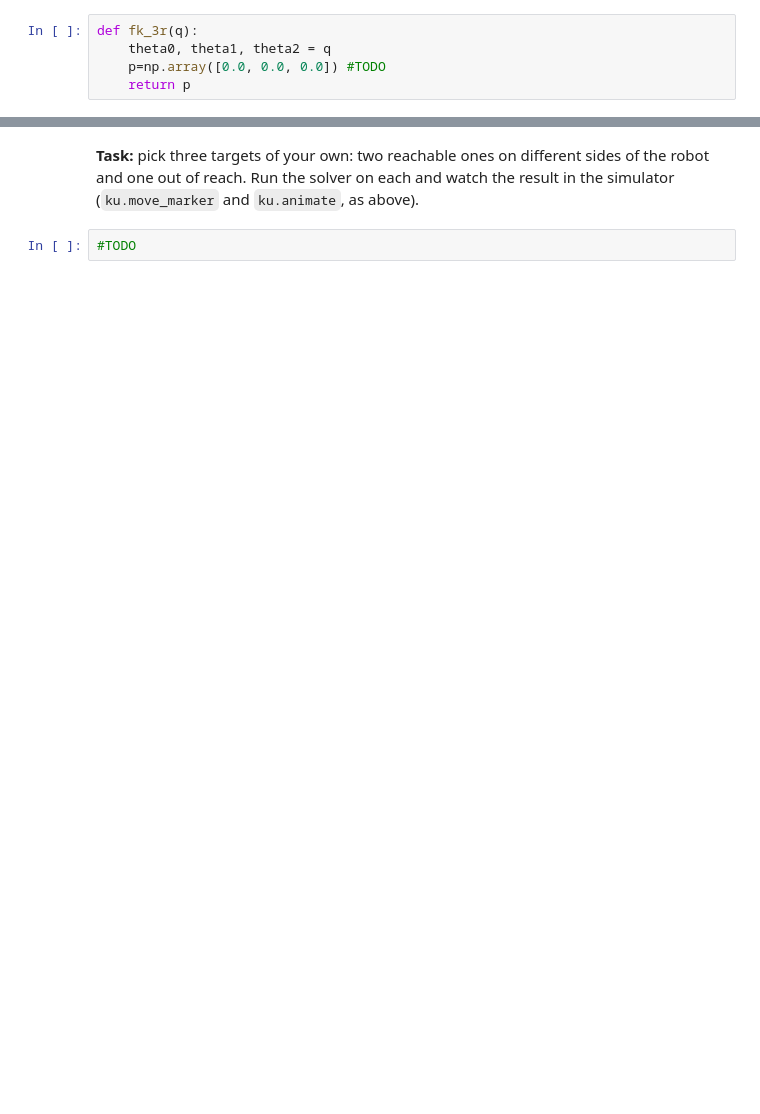
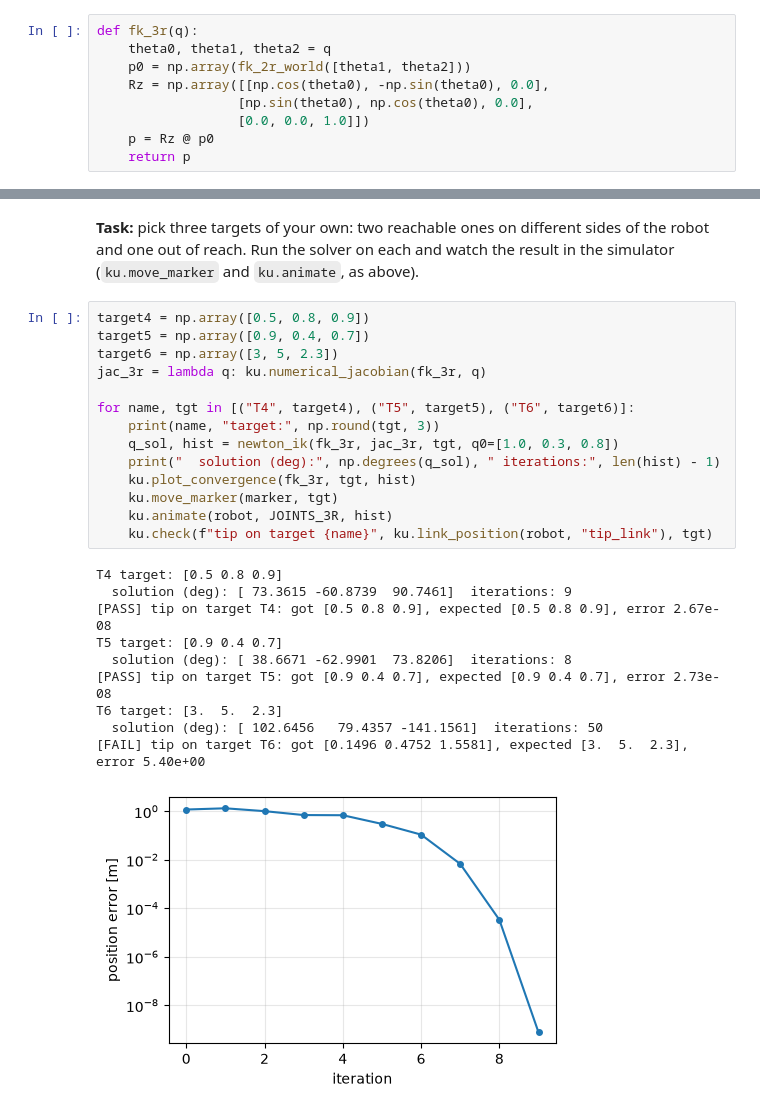
Before and after one commit to FonfasV/robmed-group-1, a Jupyter notebook: week-2/kinematics.ipynb, the cells around one changed output, grey strips where cells are left out. Drawn from its saved outputs; the diff is of its cells as text; blank space fills up the shorter version.

```diff
--- a/week-2/kinematics.ipynb
+++ b/week-2/kinematics.ipynb
@@ -386,7 +396,11 @@ $$p = R_z(\theta_0)\, p_{\theta_0 = 0}, \qquad R_z(\theta_0) = \begin{bmatrix} \
 # %%
 def fk_3r(q):
     theta0, theta1, theta2 = q
-    p=np.array([0.0, 0.0, 0.0]) #TODO
+    p0 = np.array(fk_2r_world([theta1, theta2]))
+    Rz = np.array([[np.cos(theta0), -np.sin(theta0), 0.0],
+                  [np.sin(theta0), np.cos(theta0), 0.0],
+                  [0.0, 0.0, 1.0]])
+    p = Rz @ p0
     return p
 # %%
 for label, q_deg in [("zero pose", [0, 0, 0]), ("pose A", [45, 30, 45]), ("pose B", [-120, -60, 120])]:
@@ -412,4 +435,27 @@ ku.check("tip on target (simulator)", ku.link_position(robot, "tip_link"), targe
 # %% [markdown]
 **Task:** pick three targets of your own: two reachable ones on different sides of the robot and one out of reach. Run the solver on each and watch the result in the simulator (`ku.move_marker` and `ku.animate`, as above).
 # %%
-#TODO
+target4 = np.array([0.5, 0.8, 0.9])
+target5 = np.array([0.9, 0.4, 0.7])
+target6 = np.array([3, 5, 2.3])
+jac_3r = lambda q: ku.numerical_jacobian(fk_3r, q)
+
+for name, tgt in [("T4", target4), ("T5", target5), ("T6", target6)]:
+    print(name, "target:", np.round(tgt, 3))
+    q_sol, hist = newton_ik(fk_3r, jac_3r, tgt, q0=[1.0, 0.3, 0.8])
+    print("  solution (deg):", np.degrees(q_sol), " iterations:", len(hist) - 1)
+    ku.plot_convergence(fk_3r, tgt, hist)
+    ku.move_marker(marker, tgt)
+    ku.animate(robot, JOINTS_3R, hist)
+    ku.check(f"tip on target {name}", ku.link_position(robot, "tip_link"), tgt)
+# %% [output]
+T4 target: [0.5 0.8 0.9]
+  solution (deg): [ 73.3615 -60.8739  90.7461]  iterations: 9
+[PASS] tip on target T4: got [0.5 0.8 0.9], expected [0.5 0.8 0.9], error 2.67e-08
+T5 target: [0.9 0.4 0.7]
+  solution (deg): [ 38.6671 -62.9901  73.8206]  iterations: 8
+[PASS] tip on target T5: got [0.9 0.4 0.7], expected [0.9 0.4 0.7], error 2.73e-08
+T6 target: [3.  5.  2.3]
+  solution (deg): [ 102.6456   79.4357 -141.1561]  iterations: 50
+[FAIL] tip on target T6: got [0.1496 0.4752 1.5581], expected [3.  5.  2.3], error 5.40e+00
+[figure, added]
```
Also changed, not shown: parts of 13 cells of this notebook, 1 other file.
